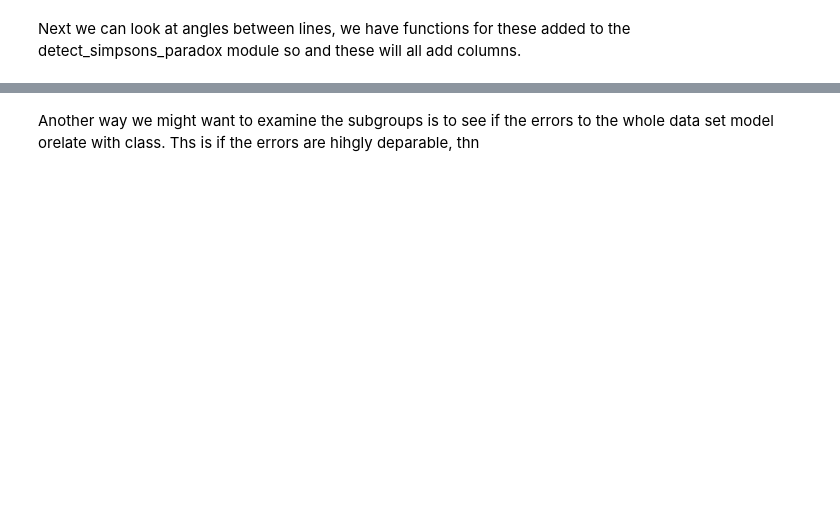
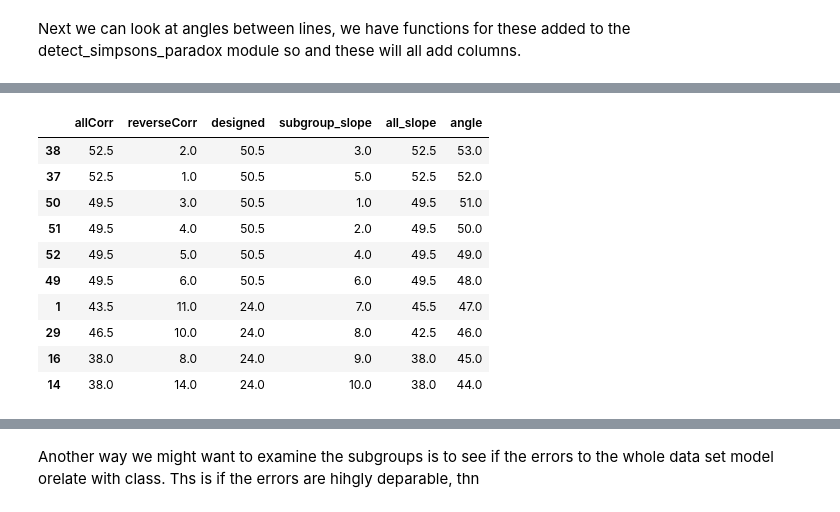
Before and after one commit to fairnessforensics/wiggum, a Jupyter notebook: research_notebooks/ranking_sp_occurences.ipynb, the cells around one changed output, grey strips where cells are left out. Cells and saved outputs as stored; diff of their text form; code cells hidden in the pictures; blank space fills up the shorter version.

```diff
--- a/research_notebooks/ranking_sp_occurences.ipynb
+++ b/research_notebooks/ranking_sp_occurences.ipynb
@@ -126,0 +135,14 @@ results_df_slopes.sort_values('angle',ascending=False)
+# %%
+results_df_slopes.sort_values('angle', ascending=False).rank(numeric_only=True).head(10)
+# %% [output]
+|  | allCorr | reverseCorr | designed | subgroup_slope | all_slope | angle |
+| 38 | 52.5 | 2.0 | 50.5 | 3.0 | 52.5 | 53.0 |
+| 37 | 52.5 | 1.0 | 50.5 | 5.0 | 52.5 | 52.0 |
+| 50 | 49.5 | 3.0 | 50.5 | 1.0 | 49.5 | 51.0 |
+| 51 | 49.5 | 4.0 | 50.5 | 2.0 | 49.5 | 50.0 |
+| 52 | 49.5 | 5.0 | 50.5 | 4.0 | 49.5 | 49.0 |
+| 49 | 49.5 | 6.0 | 50.5 | 6.0 | 49.5 | 48.0 |
+| 1 | 43.5 | 11.0 | 24.0 | 7.0 | 45.5 | 47.0 |
+| 29 | 46.5 | 10.0 | 24.0 | 8.0 | 42.5 | 46.0 |
+| 16 | 38.0 | 8.0 | 24.0 | 9.0 | 38.0 | 45.0 |
+| 14 | 38.0 | 14.0 | 24.0 | 10.0 | 38.0 | 44.0 |
```
Also changed, not shown: parts of 16 cells of this notebook, 6 other files.
